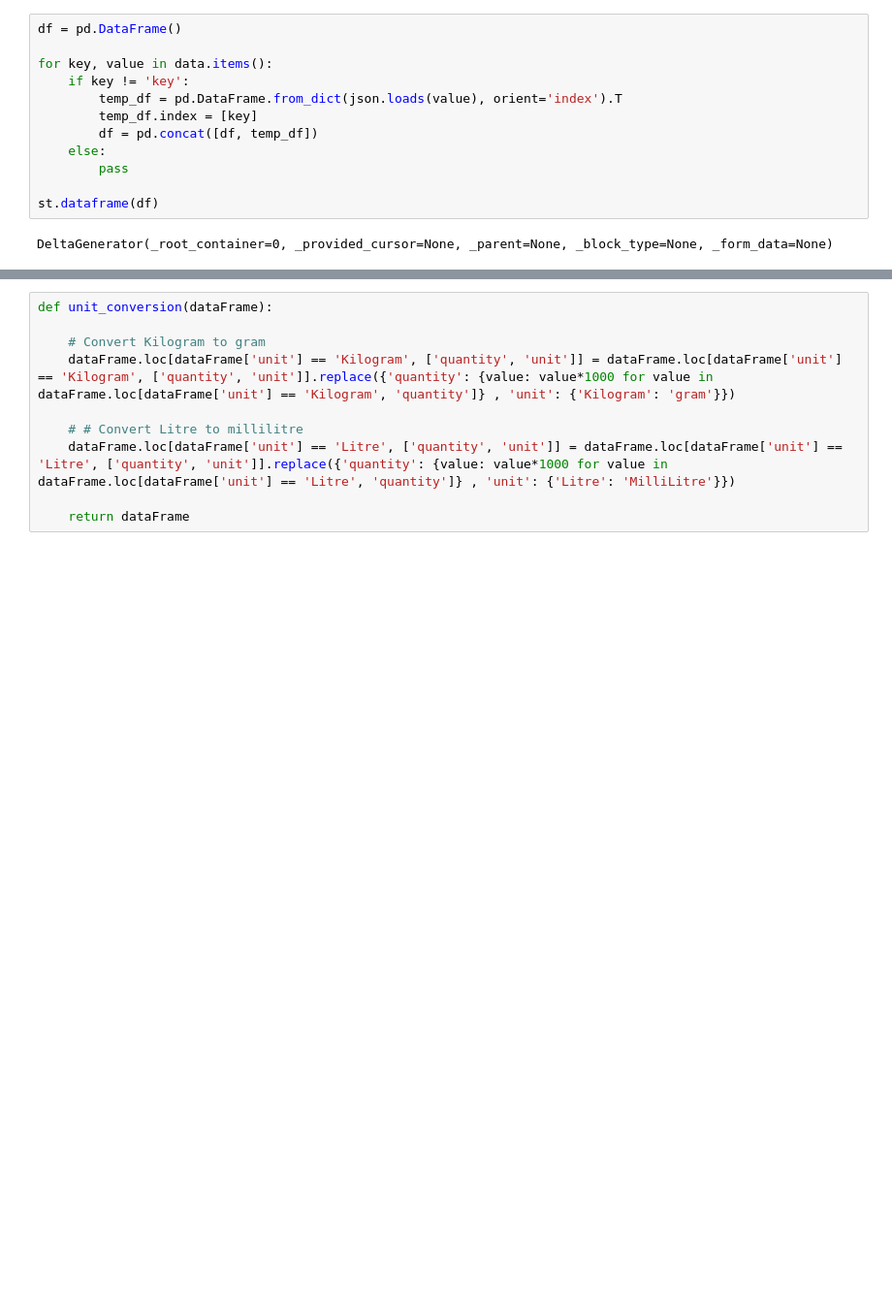
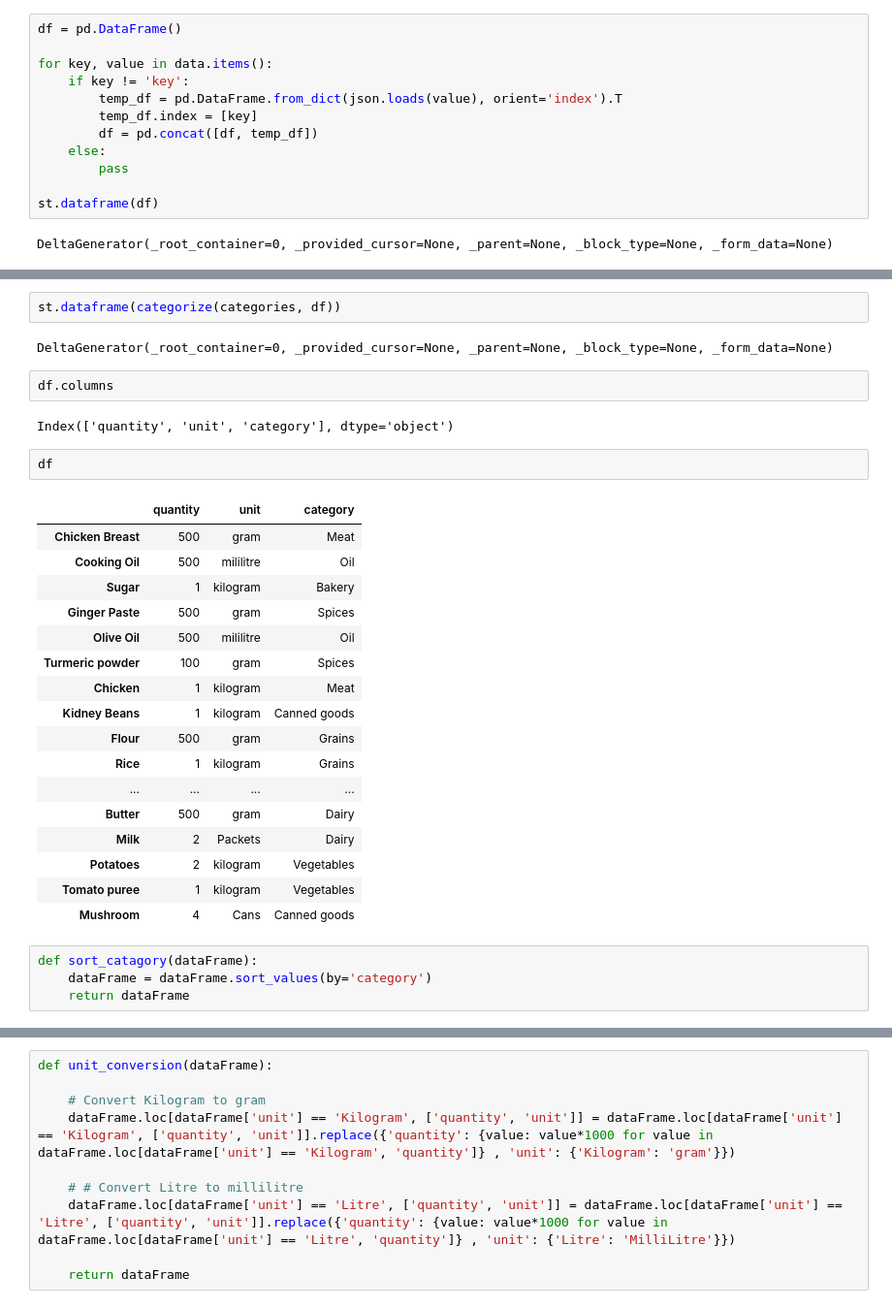
Before and after one commit to jistiak/aika, a Jupyter notebook: pages/Whats_in_my_kitchen.ipynb, the cells around one changed output, grey strips where cells are left out. Shown at 97% size. Drawn from its saved outputs; the diff is of its cells as text; blank space fills up the shorter version.

```diff
--- a/pages/Whats_in_my_kitchen.ipynb
+++ b/pages/Whats_in_my_kitchen.ipynb
@@ -100,0 +125,32 @@ DeltaGenerator(_root_container=0, _provided_cursor=None, _parent=None, _block_ty
+# %%
+st.dataframe(categorize(categories, df))
+# %% [output]
+DeltaGenerator(_root_container=0, _provided_cursor=None, _parent=None, _block_type=None, _form_data=None)
+# %%
+df.columns
+# %% [output]
+Index(['quantity', 'unit', 'category'], dtype='object')
+# %%
+df
+# %% [output]
+|  | quantity | unit | category |
+| Chicken Breast | 500 | gram | Meat |
+| Cooking Oil | 500 | mililitre | Oil |
+| Sugar | 1 | kilogram | Bakery |
+| Ginger Paste | 500 | gram | Spices |
+| Olive Oil | 500 | mililitre | Oil |
+| Turmeric powder | 100 | gram | Spices |
+| Chicken | 1 | kilogram | Meat |
+| Kidney Beans | 1 | kilogram | Canned goods |
+| Flour | 500 | gram | Grains |
+| Rice | 1 | kilogram | Grains |
+| ... | ... | ... | ... |
+| Butter | 500 | gram | Dairy |
+| Milk | 2 | Packets | Dairy |
+| Potatoes | 2 | kilogram | Vegetables |
+| Tomato puree | 1 | kilogram | Vegetables |
+| Mushroom | 4 | Cans | Canned goods |
+# %%
+def sort_catagory(dataFrame):
+    dataFrame = dataFrame.sort_values(by='category')
+    return dataFrame
```
Also changed, not shown: parts of 8 cells of this notebook.
